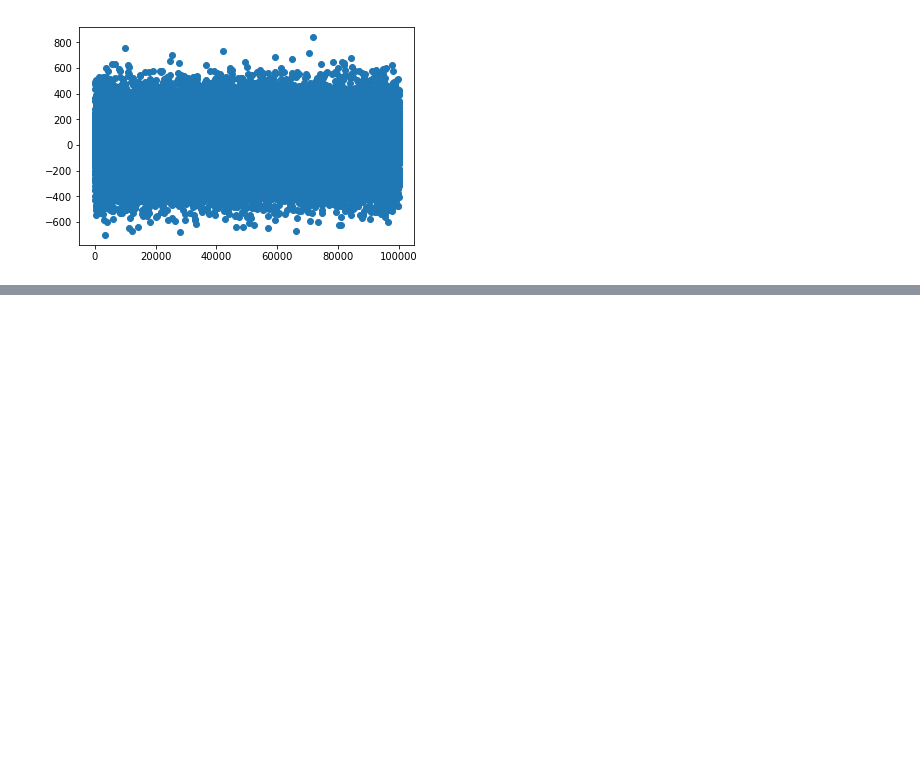
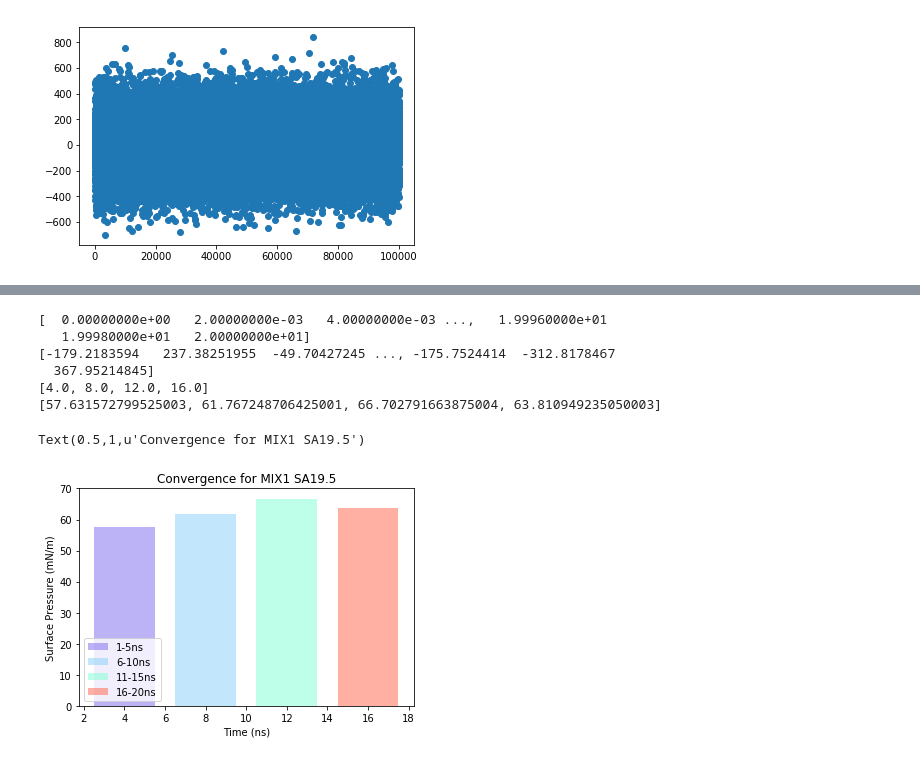
Before and after one commit to fearlessroad/mixed-monolayers, a Jupyter notebook: si_figures/surf-ten_convergence.ipynb, the cells around one changed output, grey strips where cells are left out. Drawn from its saved outputs; the diff is of its cells as text; code cells hidden in the pictures; blank space fills up the shorter version.

```diff
--- a/si_figures/surf-ten_convergence.ipynb
+++ b/si_figures/surf-ten_convergence.ipynb
@@ -126,0 +161,42 @@ plt.scatter(xtotal_appended, ytotal_appended)
+# %%
+#Just first 20 ns because we want to see if running for a short amount of time is sufficient or not!
+x20_data = (xtotal_appended/1000)[0:10001]
+print(x20_data)
+y20_data = (70.5-ytotal_appended)[0:10001]
+print(y20_data)
+def getData(step, x, y):
+    newx = []
+    newy = []
+    #print length of new arrays
+    length = len(x)/step
+    L = 0
+    while L < length-1:
+        #print(length)
+        newx.append(x[(L+1)*step])
+        newy.append(np.mean(y[(L*step):(L+1)*step]))
+        L+=1
+    return(newx, newy)
+R,S = getData(2000, x20_data, y20_data)#70.5 minus surface tension = surface pressure with OPC4
+print(R)
+print(S)
+# %% [output]
+[  0.00000000e+00   2.00000000e-03   4.00000000e-03 ...,   1.99960000e+01
+   1.99980000e+01   2.00000000e+01]
+[-179.2183594   237.38251955  -49.70427245 ..., -175.7524414  -312.8178467
+  367.95214845]
+[4.0, 8.0, 12.0, 16.0]
+[57.631572799525003, 61.767248706425001, 66.702791663875004, 63.810949235050003]
+# %%
+w=3
+a=0.5
+plt.bar(R[0], S[0], width=w, color='mediumslateblue', alpha=a, label='1-5ns')
+plt.bar(R[1], S[1], width=w, color='lightskyblue', alpha=a, label='6-10ns')
+plt.bar(R[2], S[2], width=w, color='aquamarine', alpha=a, label='11-15ns')
+plt.bar(R[3], S[3], width=w, color='tomato', alpha=a, label='16-20ns')
+plt.xlabel('Time (ns)')
+plt.ylabel('Surface Pressure (mN/m)')
+plt.legend(loc=3)
+plt.title('Convergence for MIX1 SA19.5')
+# %% [output]
+Text(0.5,1,u'Convergence for MIX1 SA19.5')
+[figure, added]
```
Also changed, not shown: parts of 3 cells of this notebook.
